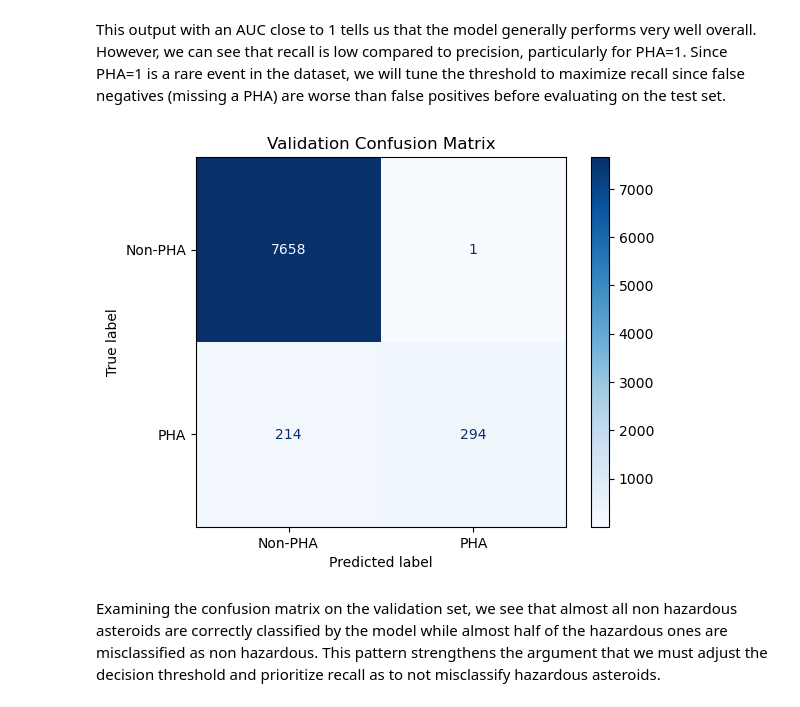
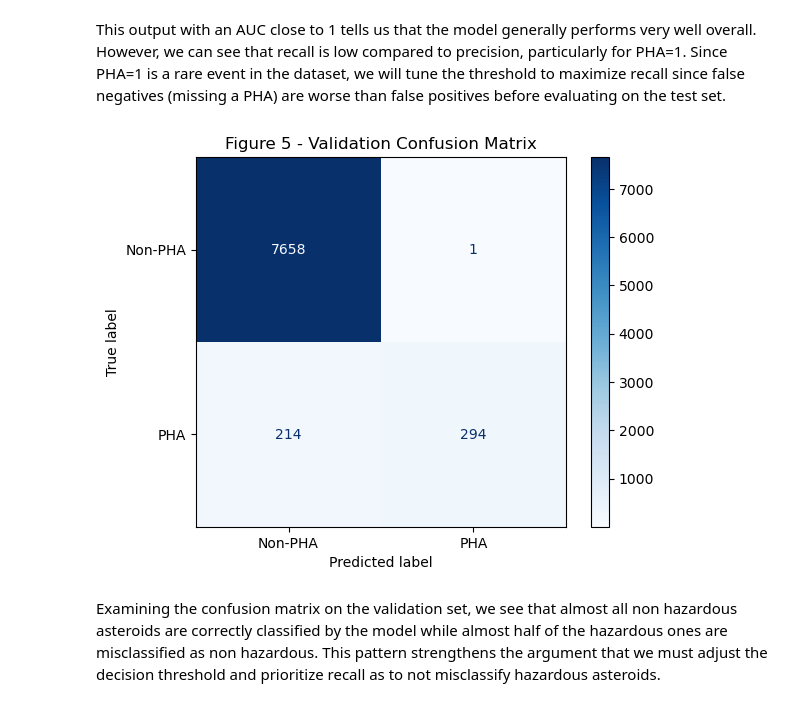
Before and after one commit to UBC-DSCI-310-2025W2/dsci-310-group-18, a Jupyter notebook: notebooks/asteroid_analysis.ipynb, the cells around one changed output. Cells and saved outputs as stored; diff of their text form; code cells hidden in the pictures.

```diff
--- a/notebooks/asteroid_analysis.ipynb
+++ b/notebooks/asteroid_analysis.ipynb
@@ -631,13 +661,13 @@ This output with an AUC close to 1 tells us that the model generally performs ve
 # %%
 # Confusion matrix
 
 cm_val = confusion_matrix(y_val, y_val_pred)
 plot_cm_val = ConfusionMatrixDisplay(cm_val, display_labels=["Non-PHA", "PHA"])
 plot_cm_val.plot(cmap="Blues")
-plt.title("Validation Confusion Matrix")
+plt.title("Figure 5 - Validation Confusion Matrix")
 plt.show()
 # %% [output]
-[figure, old version]
+[figure, new version]
 # %% [markdown]
 Examining the confusion matrix on the validation set, we see that almost all non hazardous asteroids are correctly classified by the model while almost half of the hazardous ones are misclassified as non hazardous. This pattern strengthens the argument that we must adjust the decision threshold and prioritize recall as to not misclassify hazardous asteroids.
 # %%
```
Also changed, not shown: parts of 15 cells of this notebook, 3 other files.
